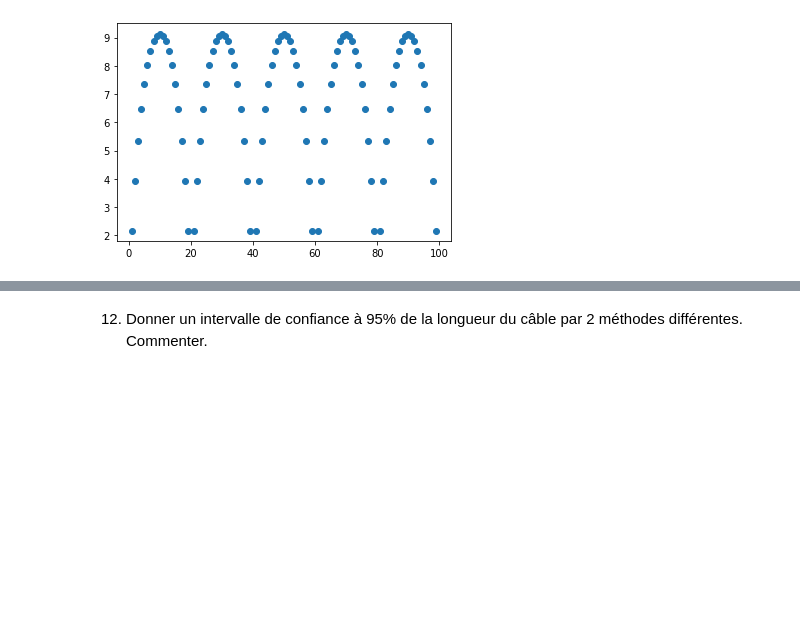
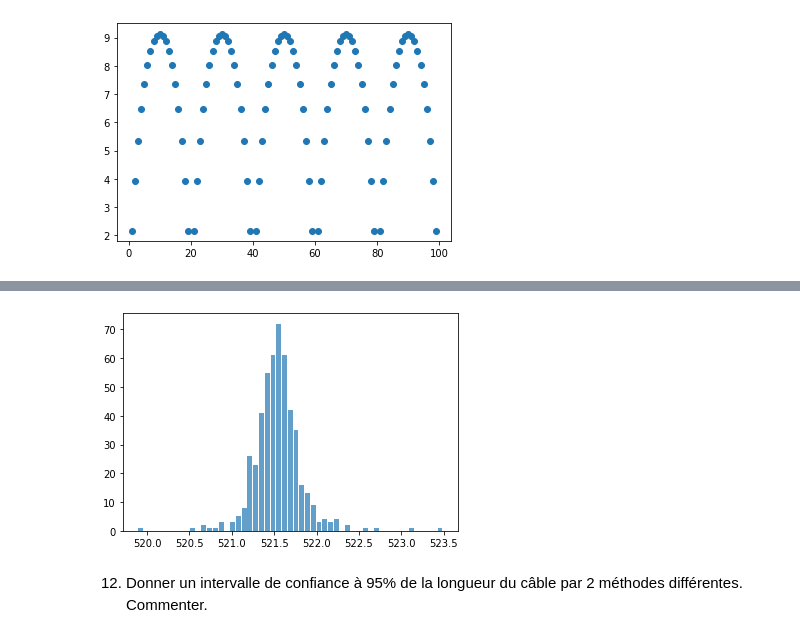
Before and after one commit to eva-decorps/projet_num-rique_proba_floref_eva, a Jupyter notebook: notebook_proba.ipynb, the cells around one changed output, grey strips where cells are left out. Drawn from its saved outputs; the diff is of its cells as text; code cells hidden in the pictures; blank space fills up the shorter version.

```diff
--- a/notebook_proba.ipynb
+++ b/notebook_proba.ipynb
@@ -264,3 +304,8 @@ def longueur_cable(Z,delta):
+# %%
+plt.hist(x=Mk, bins='auto', alpha=0.7, rwidth=0.85)
+plt.show()
+# %% [output]
+[figure, added]
 # %% [markdown]
 12. Donner un intervalle de confiance à 95% de la longueur du câble par 2 méthodes différentes. Commenter.
 # %% [markdown]
```
Also changed, not shown: parts of 14 cells of this notebook.
